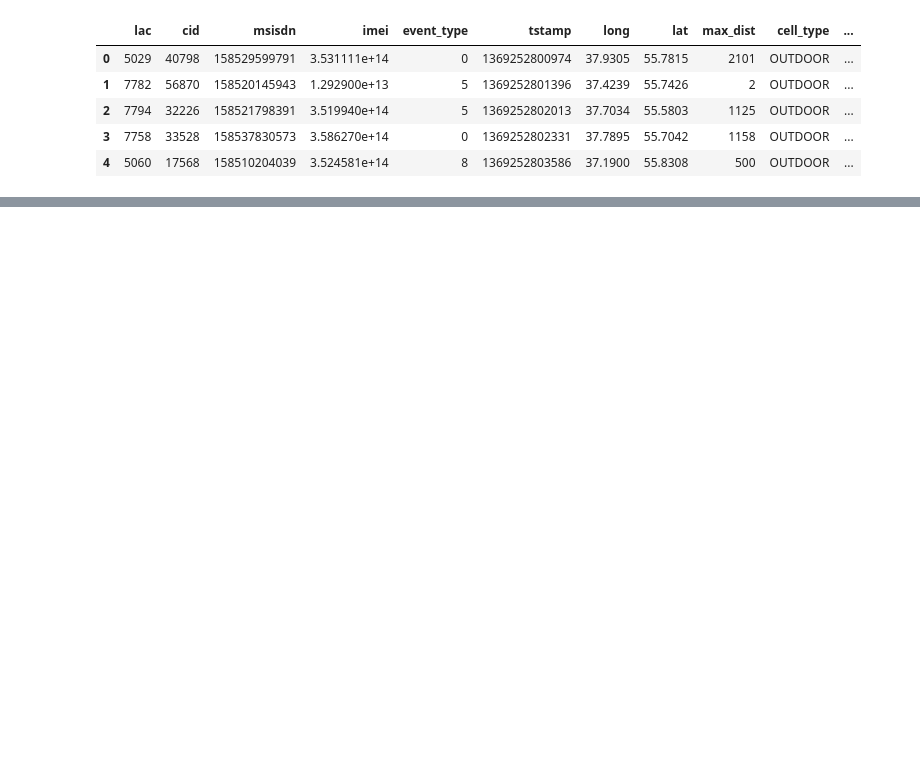
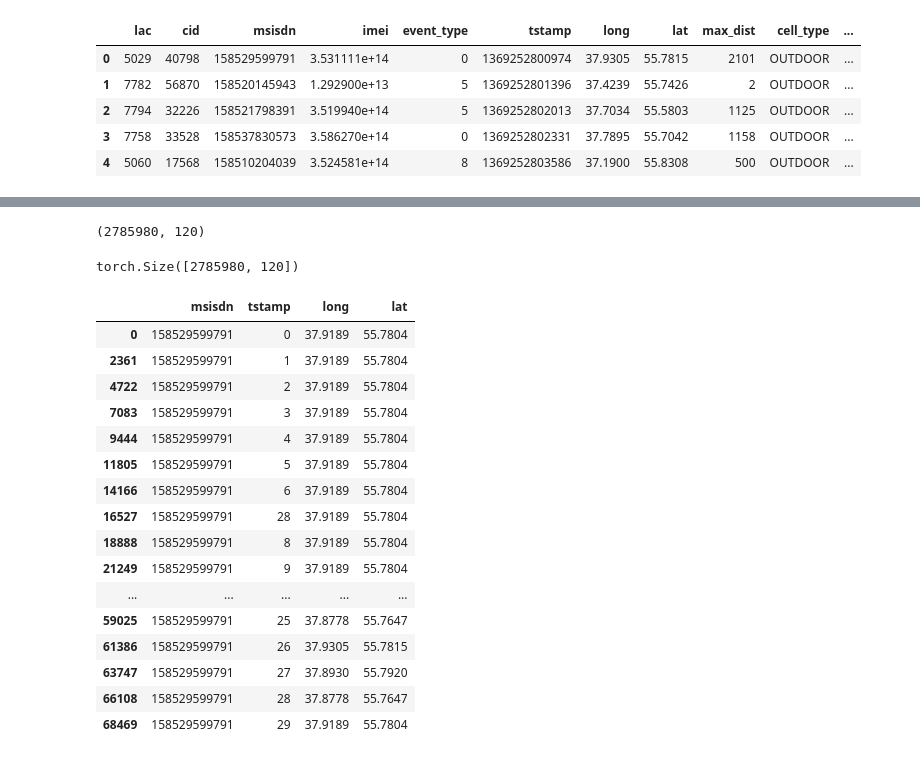
Before and after one commit to MDYLL/Megafon_test, a Jupyter notebook: Megafon_test.ipynb, the cells around one changed output, grey strips where cells are left out. Drawn from its saved outputs; the diff is of its cells as text; code cells hidden in the pictures; blank space fills up the shorter version.

```diff
--- a/Megafon_test.ipynb
+++ b/Megafon_test.ipynb
@@ -25,0 +31,3 @@ df.head()
+# %%
+df=df.drop(['lac','cid','imei','event_type','max_dist','cell_type','start_angle','end_angle'],axis=1)
+df.tstamp//=1000
@@ -113,0 +83,23 @@ for i in range(3000,3001):
+# %%
+df_norm=pd.DataFrame(columns=df.columns)
+for i in range(0,quantity_time_intervals):
+  print(i,end=' ')
+  for number in unique_numbers:
+  # for j in range(1):
+    # number=158510204039
+    df1=df.loc[(df.msisdn==number)&(df.tstamp<=max_tstamp-i*time_period)&(df.tstamp>max_tstamp-(i+1)*time_period)]
+    if df1.size>0:
+      idx=df1.tstamp.idxmax()
+      df_norm=df_norm.append(df.iloc[[idx]])
+      # df_norm.at[idx,'tstamp']=max_tstamp-i*time_period
+      df_norm.at[idx,'tstamp']=i
+      current_tstamp[number]=(df1.at[idx,'long'],df1.at[idx,'lat'])
+      # if number==158510204039:
+      #   print(df1.shape)
+      #   print(idx)
+      #   print(i,current_tstamp[number])
+    else:
+      # print('**************')
+      # print(i)
+      # df_norm=df_norm.append({'msisdn':number,'tstamp':max_tstamp-i*time_period,'long':current_tstamp[number][0],'lat':current_tstamp[number][1]},ignore_index=True)
+      df_norm=df_norm.append({'msisdn':number,'tstamp':i,'long':current_tstamp[number][0],'lat':current_tstamp[number][1]},ignore_index=True)
@@ -113,0 +108,4 @@ for i in range(3000,3001):
+# %%
+df_norm=df_norm.astype({'msisdn':int,'tstamp':int})
+# df_norm.loc[df_norm.msisdn==158510204039]
+df_norm
@@ -113,0 +150,41 @@ for i in range(3000,3001):
+# %%
+import torch
+(int(len(unique_numbers)*(len(unique_numbers)-1)/2),2*2*quantity_time_intervals)
+# %% [output]
+(2785980, 120)
+# %%
+x=torch.zeros((int(len(unique_numbers)*(len(unique_numbers)-1)/2),2*2*quantity_time_intervals))
+# %%
+x.shape
+# %% [output]
+torch.Size([2785980, 120])
+# %%
+# x[0]=torch.tensor([el for el in range(120)])
+idx=0
+row=[el for el in range(120)]
+x[idx]=torch.tensor(row)
+i=unique_numbers[0]
+k=7
+df_norm.loc[df_norm['msisdn']==i]
+# a=df_norm.loc[(df_norm['msisdn']==i)&(df_norm['tstamp']==k)]['lat'].values[0]
+# row=[]
+# row.append(df_norm.loc[(df_norm['msisdn']==i)&(df_norm['tstamp']==k)]['lat'].values[0])
+# row
+# %% [output]
+|  | msisdn | tstamp | long | lat |
+| 0 | 158529599791 | 0 | 37.9189 | 55.7804 |
+| 2361 | 158529599791 | 1 | 37.9189 | 55.7804 |
+| 4722 | 158529599791 | 2 | 37.9189 | 55.7804 |
+| 7083 | 158529599791 | 3 | 37.9189 | 55.7804 |
+| 9444 | 158529599791 | 4 | 37.9189 | 55.7804 |
+| 11805 | 158529599791 | 5 | 37.9189 | 55.7804 |
+| 14166 | 158529599791 | 6 | 37.9189 | 55.7804 |
+| 16527 | 158529599791 | 28 | 37.9189 | 55.7804 |
+| 18888 | 158529599791 | 8 | 37.9189 | 55.7804 |
+| 21249 | 158529599791 | 9 | 37.9189 | 55.7804 |
+| ... | ... | ... | ... | ... |
+| 59025 | 158529599791 | 25 | 37.8778 | 55.7647 |
+| 61386 | 158529599791 | 26 | 37.9305 | 55.7815 |
+| 63747 | 158529599791 | 27 | 37.8930 | 55.7920 |
+| 66108 | 158529599791 | 28 | 37.8778 | 55.7647 |
+| 68469 | 158529599791 | 29 | 37.9189 | 55.7804 |
```
Also changed, not shown: parts of 24 cells of this notebook.
